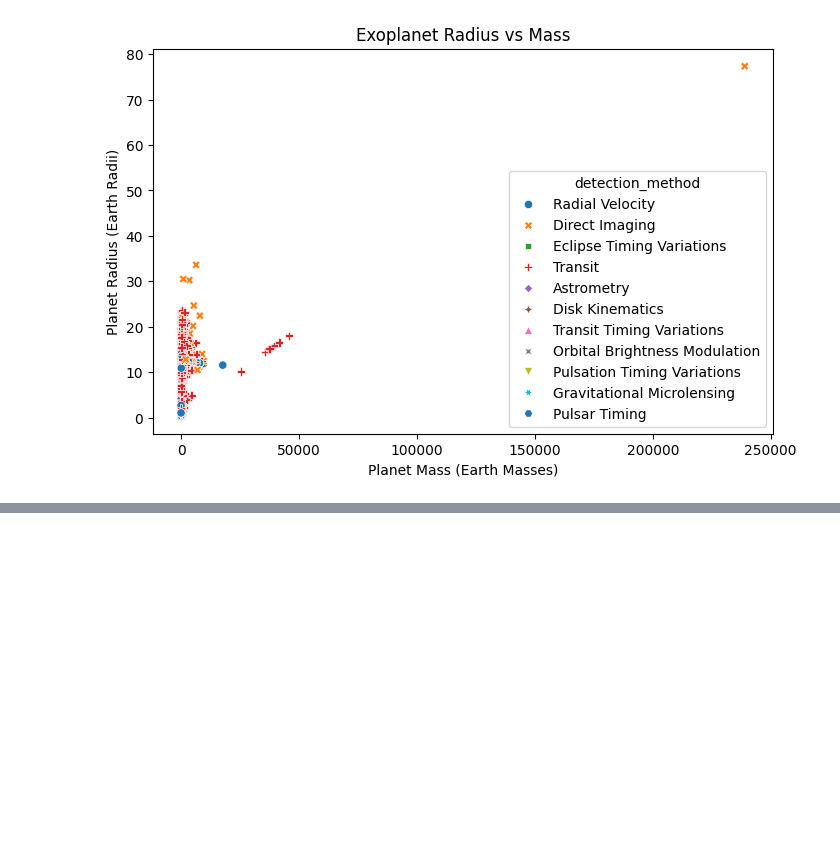
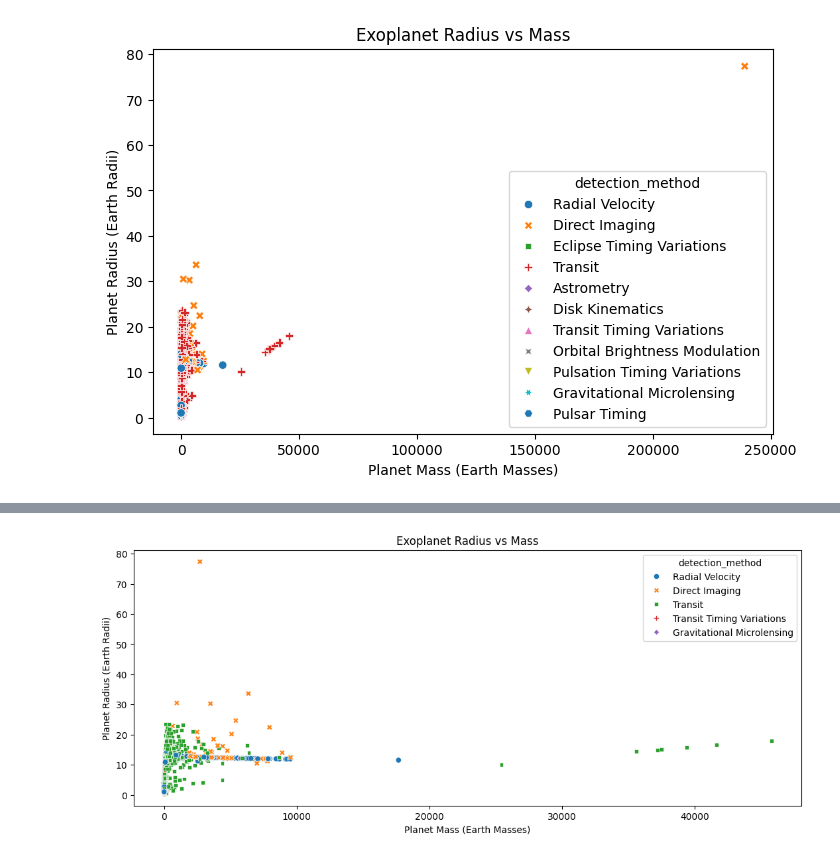
Before and after one commit to 7086600/da_final_project, a Jupyter notebook: da_final_project.ipynb, the cells around one changed output, grey strips where cells are left out. Drawn from its saved outputs; the diff is of its cells as text; code cells hidden in the pictures; blank space fills up the shorter version.

```diff
--- a/da_final_project.ipynb
+++ b/da_final_project.ipynb
@@ -438,0 +462,7 @@ exoplanets_cleaned[exoplanets_cleaned['detection_method'] == 'Direct Imaging'].s
+# %%
+# correcting outlier data
+HD_100546_b_mass_multiplier = 8.5
+exoplanets_cleaned.loc[exoplanets_cleaned['name'] == 'HD 100546 b', 'mass_multiplier'] = HD_100546_b_mass_multiplier
+exoplanets_cleaned.loc[exoplanets_cleaned['name'] == 'HD 100546 b', 'planet_mass'] = HD_100546_b_mass_multiplier * mass_jupiter_in_earth
+
+exoplanets_cleaned[exoplanets_cleaned['name'] == 'HD 100546 b']
@@ -438,0 +472,6 @@ exoplanets_cleaned[exoplanets_cleaned['detection_method'] == 'Direct Imaging'].s
+# %%
+# list of most common detection methods
+print(exoplanets_cleaned['detection_method'].value_counts().reset_index(name='count'))
+
+most_common_detection_methods = exoplanets_cleaned['detection_method'].value_counts().head(5).index.tolist()
+print(f"The most common detection methods are: {most_common_detection_methods}")
@@ -438,0 +492,12 @@ exoplanets_cleaned[exoplanets_cleaned['detection_method'] == 'Direct Imaging'].s
+# %%
+# making scatter plot for radius vs mass after correcting outlier for the most common detection methods
+exoplanets_cleaned = exoplanets_cleaned[exoplanets_cleaned['detection_method'].isin(most_common_detection_methods)]
+
+plt.figure(figsize=(13, 5), frameon=True)
+sns.scatterplot(data=exoplanets_cleaned, x='planet_mass', y='planet_radius', hue='detection_method', palette='tab10', style='detection_method')
+plt.title('Exoplanet Radius vs Mass')
+plt.xlabel('Planet Mass (Earth Masses)')
+plt.ylabel('Planet Radius (Earth Radii)')
+plt.show()
+# %% [output]
+[figure, added]
```
Also changed, not shown: parts of 6 cells of this notebook.
